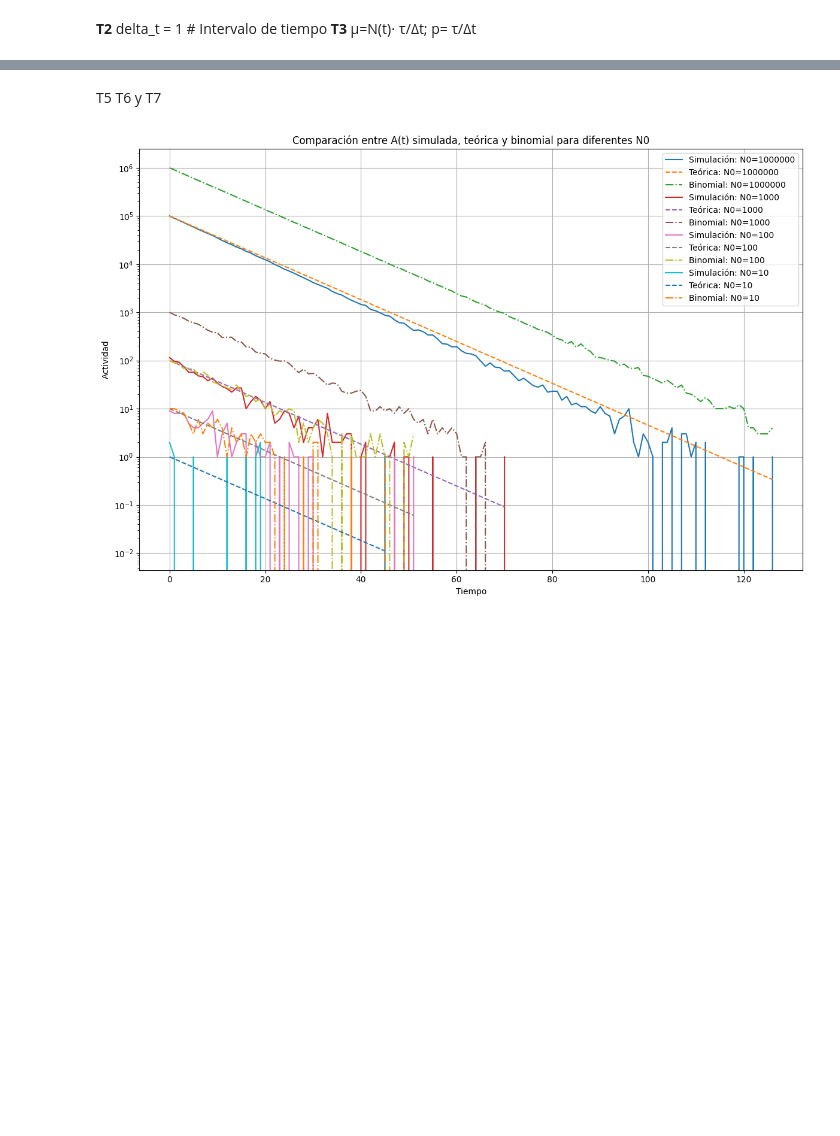
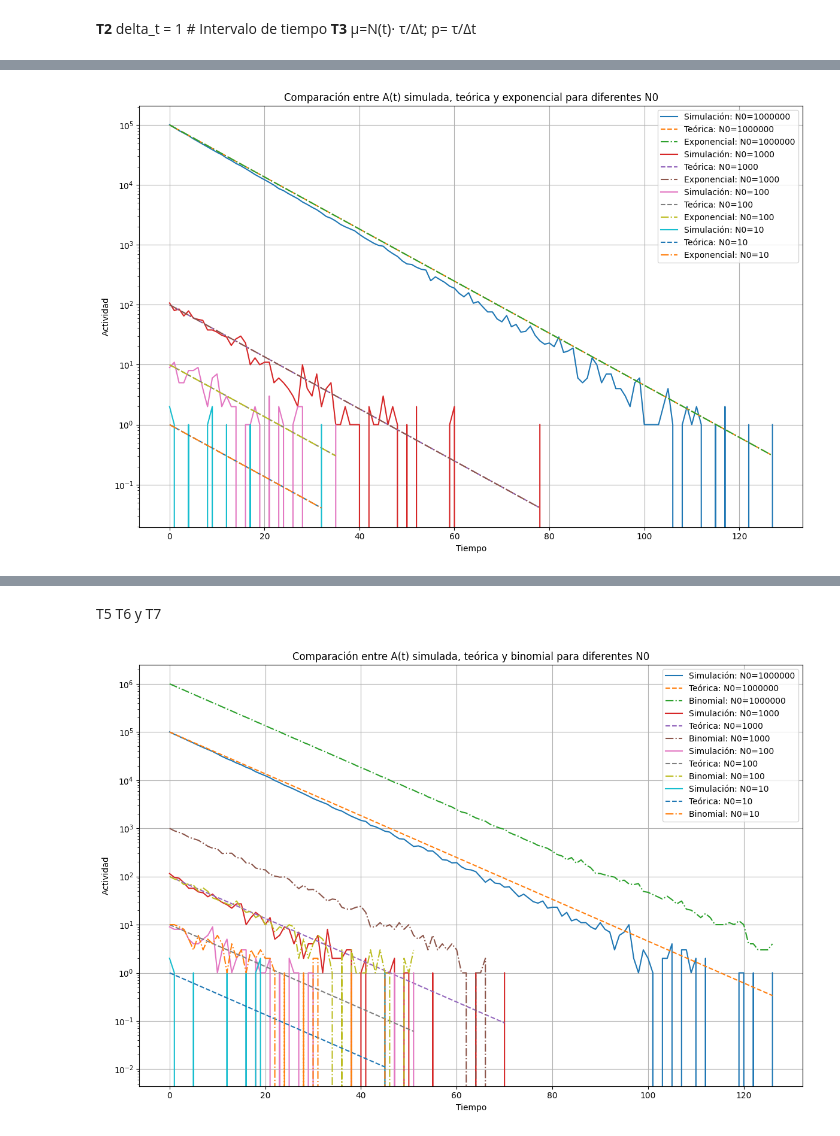
Before and after one commit to PinzonHarker/2024-II_InstrumentacionNuclear, a Jupyter notebook: 4_Simulacion_Poisson.ipynb, the cells around one changed output, grey strips where cells are left out. Saved outputs shown, nothing was run; the diff lists cells and outputs as text; code cells hidden in the pictures; blank space fills up the shorter version.

```diff
--- a/4_Simulacion_Poisson.ipynb
+++ b/4_Simulacion_Poisson.ipynb
@@ -206,0 +231,83 @@ plt.show()
+# %%
+# Parámetros iniciales
+N_values = [10**6, 10**3, 100, 10]  # Diferentes valores iniciales de núcleos
+tau = 10  # Tiempo de vida medio (arbitrario)
+delta_t = 1  # Intervalo de tiempo
+
+# Generar gráficos para los diferentes T en el archivo original
+plt.figure(figsize=(12, 8))
+
+for i, N0 in enumerate(N_values):
+    times, activities, nuclei_remaining = poisson_decay(N0, tau, delta_t)
+    theoretical_activity = [N0 * np.exp(-t / tau) / tau for t in times[:-1]]
+    exponential_activity = [N0 / tau * np.exp(-t / tau) for t in times[:-1]]
+
+    # Gráfico de la actividad simulada, teórica y exponencial
+    plt.plot(times[:-1], activities, label=f"Simulación: N0={N0}")
+    plt.plot(
+        times[:-1], theoretical_activity, linestyle="--", label=f"Teórica: N0={N0}"
+    )
+    plt.plot(
+        times[:-1], exponential_activity, linestyle="-.", label=f"Exponencial: N0={N0}"
+    )
+
+plt.xlabel("Tiempo")
+plt.ylabel("Actividad")
+plt.title("Comparación entre A(t) simulada, teórica y exponencial para diferentes N0")
+plt.grid()
+plt.legend()
+plt.yscale("log")  # Escala semi-logarítmica
+plt.tight_layout()
+plt.savefig("grafica_T6_combined.png")  # Guardar la gráfica como archivo PNG
+plt.show()
+
+# Implementación del T4
+N0_T4 = 100  # Usamos N(0) = 100 para este análisis
+initial_time = 0
+intermediate_time = 5
+
+# Calcular la distribución de Poisson para tiempos inicial y intermedio
+mu_initial = N0_T4 * (delta_t / tau)
+mu_intermediate = N0_T4 * np.exp(-intermediate_time / tau) * (delta_t / tau)
+
+x_values = np.arange(0, N0_T4 + 1)
+
+# Distribuciones de Poisson
+poisson_initial = poisson.pmf(x_values, mu_initial)
+poisson_intermediate = poisson.pmf(x_values, mu_intermediate)
+
+# Funciones acumulativas
+cumulative_initial = poisson.cdf(x_values, mu_initial)
+cumulative_intermediate = poisson.cdf(x_values, mu_intermediate)
+
+plt.figure(figsize=(12, 8))
+
+# Gráfico de probabilidades
+plt.subplot(2, 1, 1)
+plt.plot(x_values, poisson_initial, label="Probabilidad inicial", color="blue")
+plt.plot(
+    x_values, poisson_intermediate, label="Probabilidad intermedia", color="orange"
+)
+plt.xlabel("Número de núcleos que decaen (x)")
+plt.ylabel("Probabilidad")
+plt.title("Distribución de Poisson")
+plt.legend()
+plt.grid()
+
+# Gráfico de funciones acumulativas
+plt.subplot(2, 1, 2)
+plt.plot(x_values, cumulative_initial, label="Acumulativa inicial", color="blue")
+plt.plot(
+    x_values, cumulative_intermediate, label="Acumulativa intermedia", color="orange"
+)
+plt.xlabel("Número de núcleos que decaen (x)")
+plt.ylabel("Probabilidad acumulada")
+plt.title("Función acumulativa de Poisson")
+plt.legend()
+plt.grid()
+
+plt.tight_layout()
+plt.savefig("grafica_T4.png")  # Guardar la gráfica como archivo PNG
+plt.show()
+# %% [output]
+[figure, added]
```
Also changed, not shown: parts of 16 cells of this notebook, 4 other files.
